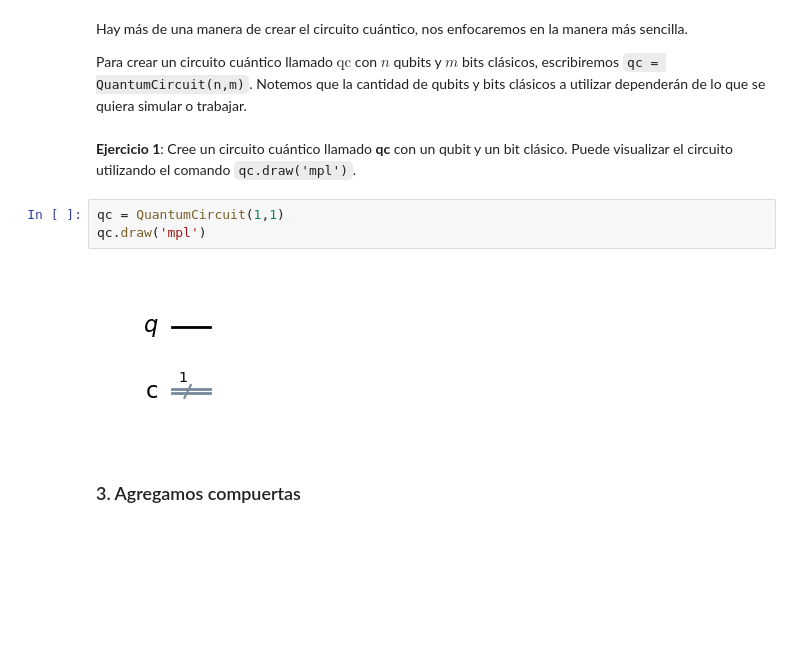
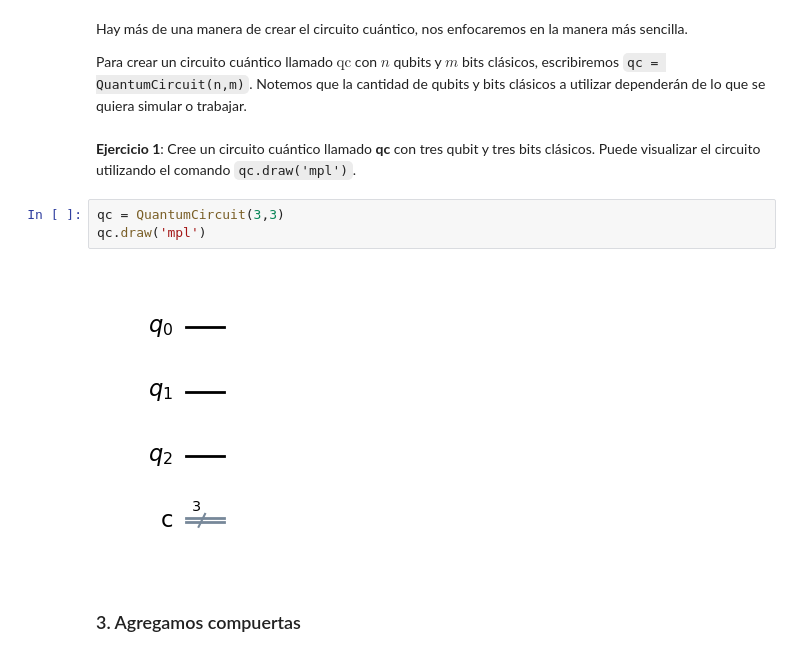
Before and after one commit to Ufoan/Taller_curso_inf_cuantica_525405, a Jupyter notebook: Lab_practico_intro_qiskit_clase_1.ipynb, the cells around one changed output. Saved outputs shown, nothing was run; the diff lists cells and outputs as text; blank space fills up the shorter version.

```diff
--- a/Lab_practico_intro_qiskit_clase_1.ipynb
+++ b/Lab_practico_intro_qiskit_clase_1.ipynb
@@ -102,12 +102,12 @@ Hay más de una manera de crear el circuito cuántico, nos enfocaremos en la man
 
 Para crear un circuito cuántico llamado $\text{qc}$ con $n$ qubits y $m$ bits clásicos, escribiremos ``qc = QuantumCircuit(n,m)``. Notemos que la cantidad de qubits y bits clásicos a utilizar dependerán de lo que se quiera simular o trabajar.
 # %% [markdown]
-**Ejercicio 1**: Cree un circuito cuántico llamado **qc** con un qubit y un bit clásico. Puede visualizar el circuito utilizando el comando ``qc.draw('mpl')``.
+**Ejercicio 1**: Cree un circuito cuántico llamado **qc** con tres qubit y tres bits clásicos. Puede visualizar el circuito utilizando el comando ``qc.draw('mpl')``.
 # %%
-qc = QuantumCircuit(1,1)
+qc = QuantumCircuit(3,3)
 qc.draw('mpl')
 # %% [output]
-[figure, old version]
+[figure, new version]
 # %% [markdown]
 ### 3. Agregamos compuertas
 # %% [markdown]
```
Also changed, not shown: parts of 16 cells of this notebook.
